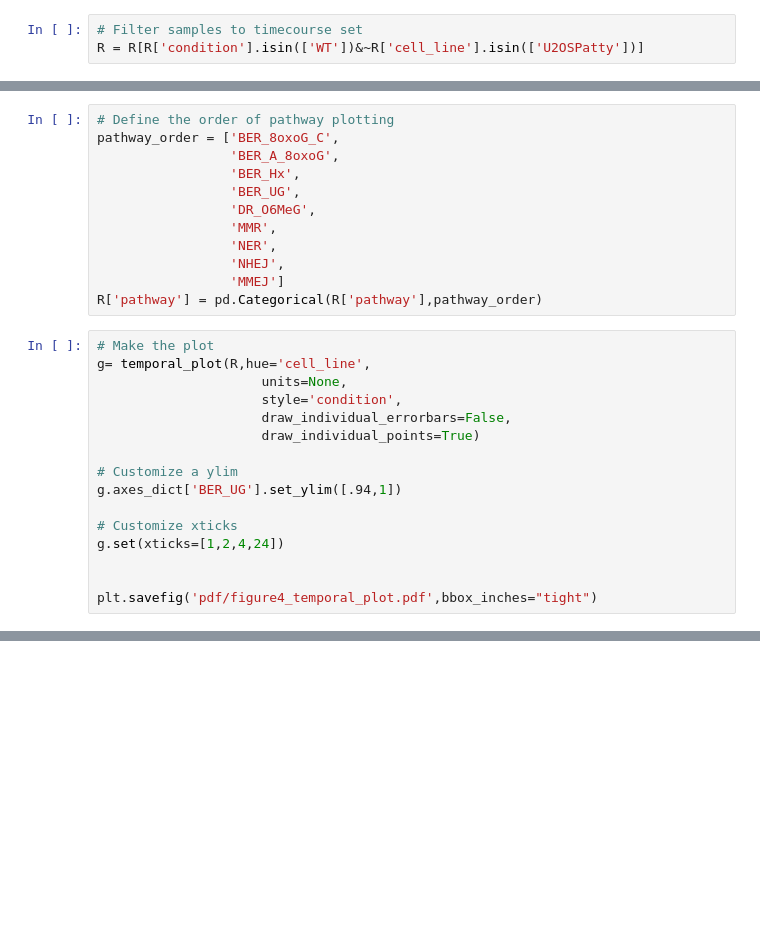
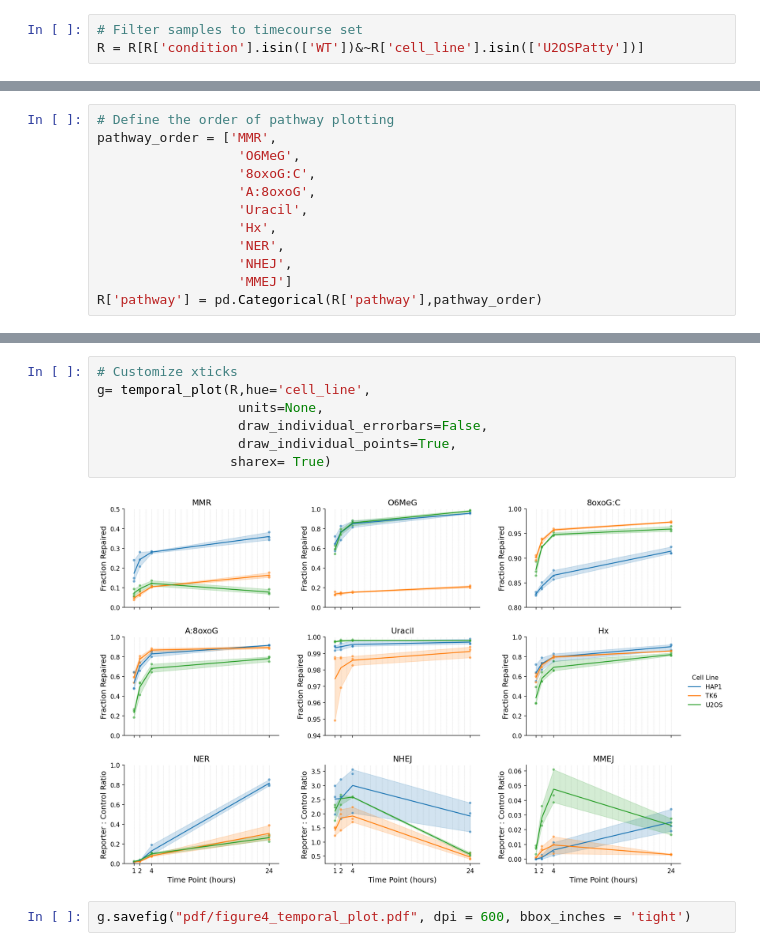
Before and after one commit to getzlab/HCRseq_manuscript_2026, a Jupyter notebook: figures/Figure4.ipynb, the cells around one changed output, grey strips where cells are left out. Saved outputs shown, nothing was run; the diff lists cells and outputs as text; blank space fills up the shorter version.

```diff
--- a/figures/Figure4.ipynb
+++ b/figures/Figure4.ipynb
@@ -14,28 +29,12 @@ R = R[R['condition'].isin(['WT'])&~R['cell_line'].isin(['U2OSPatty'])]
 # %%
 # Define the order of pathway plotting
-pathway_order = ['BER_8oxoG_C',
-                 'BER_A_8oxoG',
-                 'BER_Hx',
-                 'BER_UG',
-                 'DR_O6MeG',
-                 'MMR',
-                 'NER',
-                 'NHEJ',
-                 'MMEJ']
+pathway_order = ['MMR',
+                  'O6MeG',
+                  '8oxoG:C',
+                  'A:8oxoG',
+                  'Uracil',
+                  'Hx',
+                  'NER',
+                  'NHEJ',
+                  'MMEJ']
 R['pathway'] = pd.Categorical(R['pathway'],pathway_order)
-# %%
-# Make the plot
-g= temporal_plot(R,hue='cell_line',
-                     units=None,
-                     style='condition',
-                     draw_individual_errorbars=False,
-                     draw_individual_points=True)
-
-# Customize a ylim
-g.axes_dict['BER_UG'].set_ylim([.94,1])
-
-# Customize xticks
-g.set(xticks=[1,2,4,24])
-
-
-plt.savefig('pdf/figure4_temporal_plot.pdf',bbox_inches="tight")
@@ -43,0 +168,11 @@ plt.savefig('pdf/figure4_temporal_plot.pdf',bbox_inches="tight")
+# %%
+# Customize xticks
+g= temporal_plot(R,hue='cell_line',
+                  units=None,
+                  draw_individual_errorbars=False,
+                  draw_individual_points=True,
+                 sharex= True)
+# %% [output]
+[figure, added]
+# %%
+g.savefig("pdf/figure4_temporal_plot.pdf", dpi = 600, bbox_inches = 'tight')
```
Also changed, not shown: parts of 5 cells of this notebook, 2 other files.
